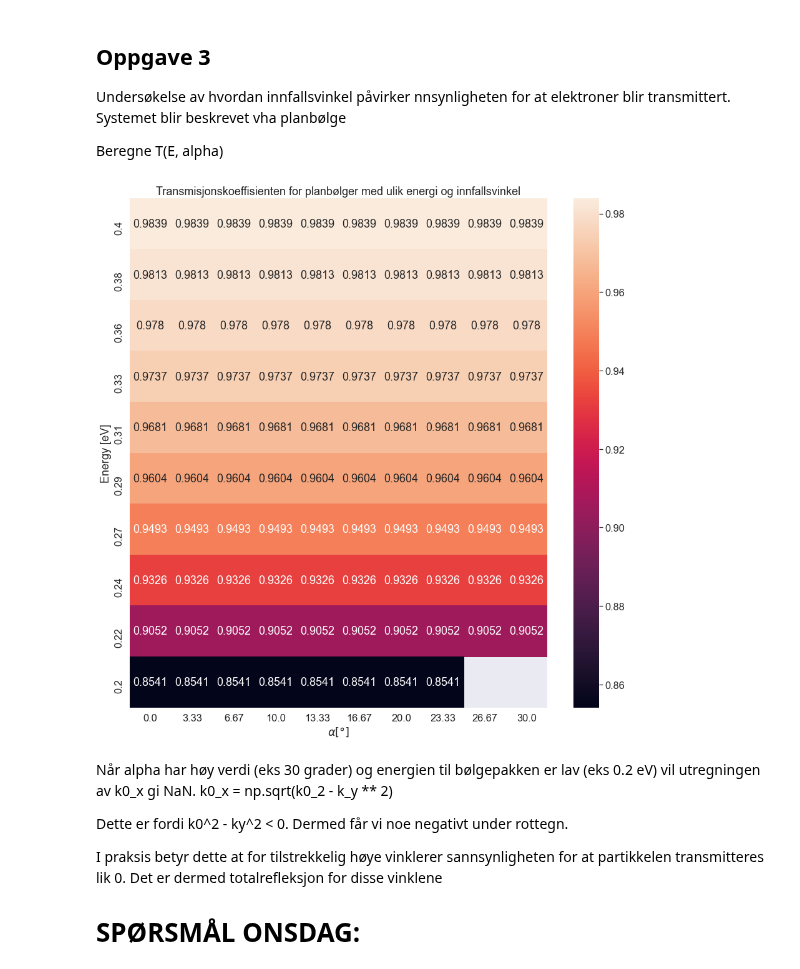
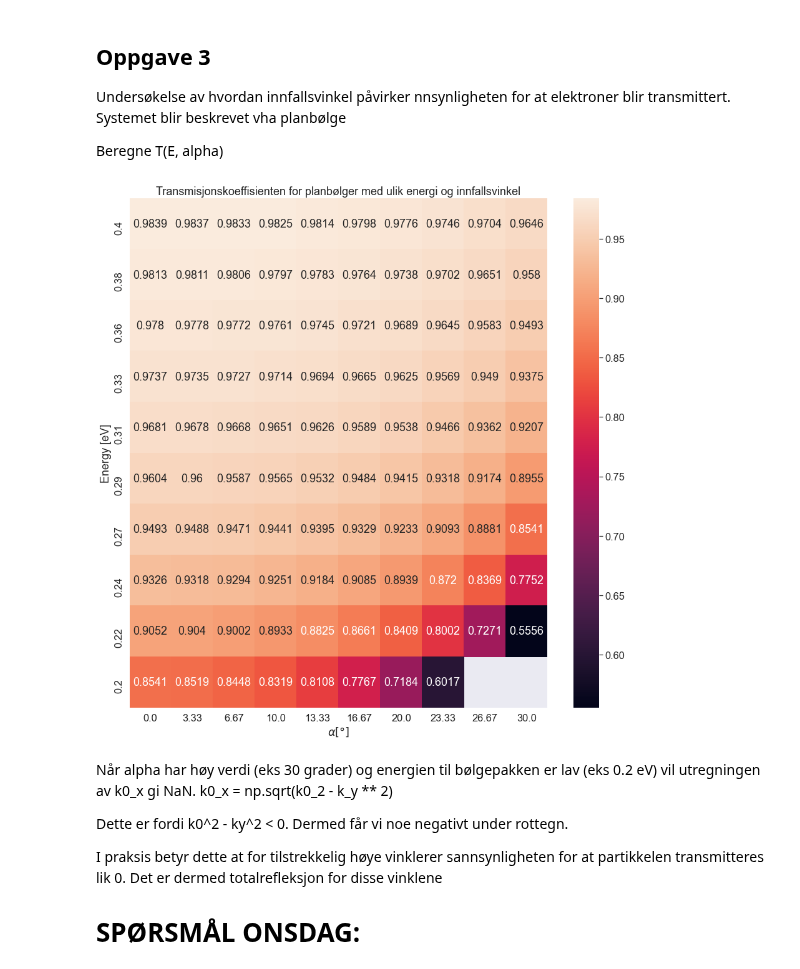
Before and after one commit to astridmo/Fys245-Quantum-physics, a Jupyter notebook: oblig/ObligFys245.ipynb, the cells around one changed output. Drawn from its saved outputs; the diff is of its cells as text; code cells hidden in the pictures.

```diff
--- a/oblig/ObligFys245.ipynb
+++ b/oblig/ObligFys245.ipynb
@@ -189,6 +189,7 @@ def Phi_neste_tidssteg(x, x0, t_slutt, dt, dx):
     """
     num_steps = int((t_slutt - dt)/dt)
     Phi_neste_tidssteg = np.zeros((num_steps, len(x)), dtype=complex)
+    #Phi_neste_tidssteg = np.zeros((num_steps, len(x)))
 
     # Starter i t = \delta t. Den er avhengig av Phi(x, 0) - bølgepakken i t = 0. Denne er gitt ved likning 4 (manual) / 9 (vår likning)
     Phi_forrige_tidssteg = ksi(x, x0)
@@ -263,7 +264,7 @@ def ksi(x, x0):
     return (1 / (np.pi**(1/4) * np.sqrt(sigma))) * np.exp(-((x-x0)**2 / (2*sigma**2)) + 1j*k*(x-x0))
 
 
-def phi_i_andre(phi_array):
+def phi_i_andre(phi_array, x):
     """
     Funksjon for å beregne Phi^2, sannsynlighetsamplituden til Phi.
 
@@ -278,18 +279,31 @@ def phi_i_andre(phi_array):
         sannsynlighetsamplituden til bølgefunksjonen
 
     """
-    phi_i_andre = phi_array * np.conjugate(phi_array)
+    phi_sqrd = phi_array * np.conjugate(phi_array)
+    #num_steps = int((t_slutt - dt)/dt)
+    #phi_sqrd = np.zeros((num_steps, len(x)), dtype=complex)
+    #
+    #for i, element in enumerate(phi_array):
+    #    phi_sqrd[i] = element * np.conjugate(element)
+    #    print(phi_sqrd[i])
 
-    return phi_i_andre
-
-x = np.linspace(0, L, 100)
+    return phi_sqrd
 # %%
 %matplotlib inline
 
-ff = ksi(x, x0)
-plt.plot(ff.imag)
-plt.show()
 
-t_slutt = dt*100000
+#x = np.linspace(0, L, int(L/dx))
+x = np.linspace(0, L, 1000)
+#
+#ff = ksi(x, x0)
+#plt.plot(ff.imag)
+#plt.show()
+
+t_slutt = dt*1000000
 f3 = Phi_neste_tidssteg(x, x0, t_slutt, dt, dx)
+
+for i, t in enumerate(range(2000000)):
+    Phi_neste_tidssteg()
+    if i % 10000 == 0:
+        plot()
 # %% [output]
@@ -316,7 +330,7 @@ plt.show()
 # Plotter sannsynlighetsamplituden
 # ===================================
 
-f32 = phi_i_andre(f3)
+f32 = phi_i_andre(f3, x)
 
 f, (ax1, ax2) = plt.subplots(2, 1, sharey=True, figsize=(8,10))
 ax1.plot(x, f32[0])
@@ -415,45 +429,46 @@ def T(E, V0, alpha):
     for i, _E in enumerate(E):
         k = np.sqrt(2*m*_E) / h_bar  # likn 9
         k_y = k * np.sin(_alpha)  # likn 12
+        k_x = k * np.cos(_alpha)
 
-        k0_2 = (np.sqrt(2*m*(_E-V0)) / h_bar) **2
+        k0_2 = 2*m*(_E-V0) / h_bar**2
         k0_x = np.sqrt(k0_2 - k_y**2)
-        k0 = np.sqrt(k0_x**2 + k_y**2)
 
-        T[i] = 4 * k * k0 / (k + k0) ** 2
+        T[i] = 4 * k_x * k0_x / (k_x + k0_x) ** 2
+
 
     return T
 
 def R(E, alpha):
     """
     Funksjon for å beregne refleksjonskoeffisienten avhengig av energien og
     og innfallsvinkelen til planbølgen. Vil være i intervallet [0,1]
 
     Inputs
     ------
     E - float
         Energi til planbølgen [eV]
     alpha - float
         Innfallsvinkel til planbølgen [grader]
 
     Returns
     -------
     float
         Refleksjonskoeffisienten til planbølgen
     """
     pass
 
 # Regne ut transmisjonskoeffisienten for energi- og alpha-verdier
 T_values = T(E, V0, alpha)
 
 # Plotte transmisjonskoeffisienten
 sns.set(font_scale=1.5)
 fig, ax = plt.subplots(figsize=(15,15))
 sns.heatmap(data=T_values, annot=True, fmt='.4g', xticklabels=alpha.round(2), yticklabels=E.round(2))
 ax.set(xlabel=r'$\alpha [\degree]$', ylabel='Energy [eV]', title='Transmisjonskoeffisienten for planbølger med ulik energi og innfallsvinkel')
 plt.show()
 # %% [output]
-[figure, old version]
+[figure, new version]
 # %% [markdown]
 Når alpha har høy verdi (eks 30 grader) og energien til bølgepakken er lav (eks 0.2 eV) vil utregningen av k0_x gi
 NaN.
```
Also changed, not shown: parts of 4 cells of this notebook.
